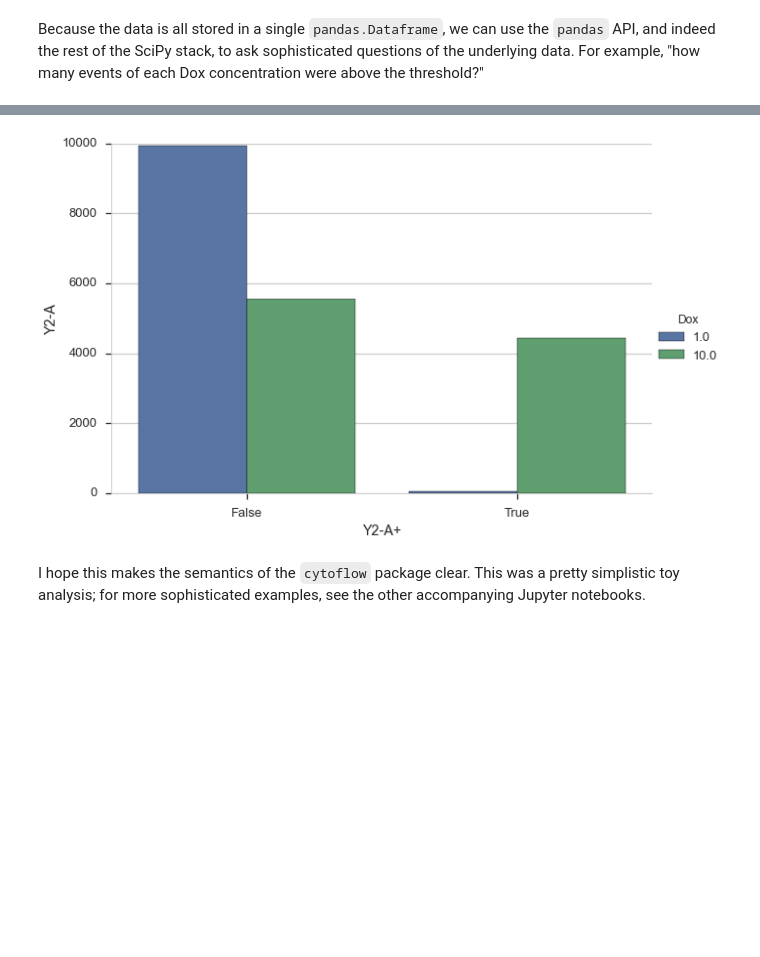
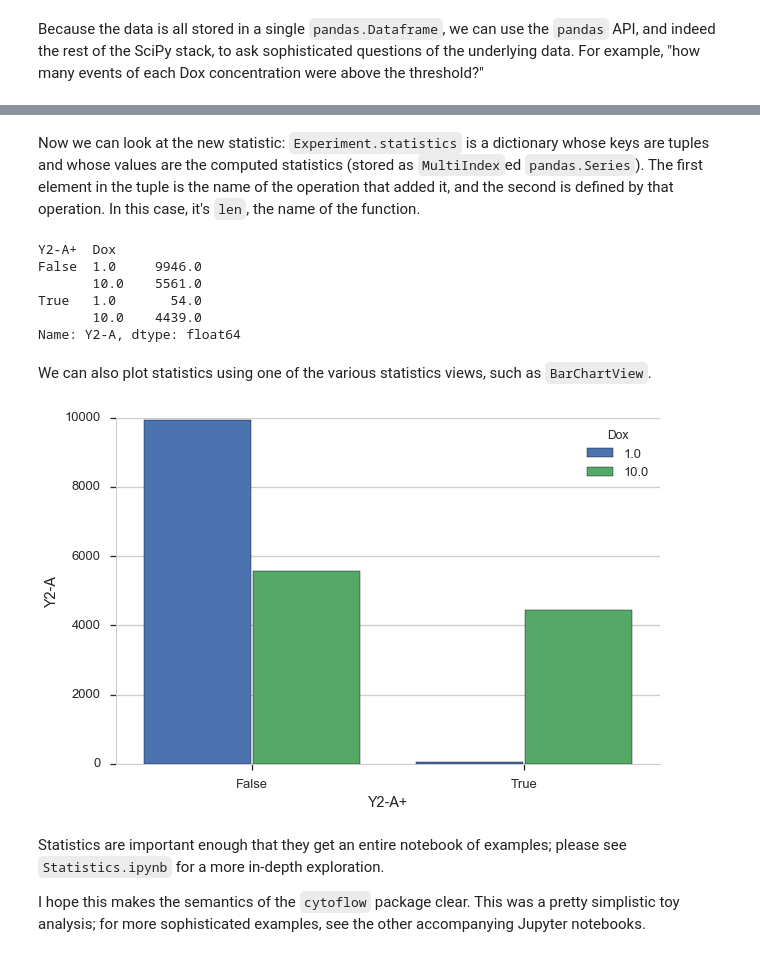
Before and after one commit to cytoflow/cytoflow, a Jupyter notebook: docs/examples-basic/Basic Cytometry.ipynb, the cells around one changed output, grey strips where cells are left out. Saved outputs shown, nothing was run; the diff lists cells and outputs as text; code cells hidden in the pictures; blank space fills up the shorter version.

Commit message:
Update the basic cytometry notebook

```diff
--- a/docs/examples-basic/Basic Cytometry.ipynb
+++ b/docs/examples-basic/Basic Cytometry.ipynb
@@ -151,9 +157,28 @@ dtype: int64
 # %%
-flow.BarChartView(channel = 'Y2-A',
-                  by = 'Y2-A+',
-                  huefacet = 'Dox',
-                  function = len).plot(ex2)
+ex3 = flow.Statistics1DOp(name = "ByDox",
+                          channel = "Y2-A",
+                          by = ['Y2-A+', 'Dox'],
+                          function = len).apply(ex2)
-# %% [output]
-[figure, removed]
+# %% [markdown]
+Now we can look at the new statistic: `Experiment.statistics` is a dictionary whose keys are tuples and whose values are the computed statistics (stored as `MultiIndex`ed `pandas.Series`).  The first element in the tuple is the name of the operation that added it, and the second is defined by that operation.  In this case, it's `len`, the name of the function.
+# %%
+ex3.statistics[("ByDox", "len")]
+# %% [output]
+Y2-A+  Dox
+False  1.0     9946.0
+       10.0    5561.0
+True   1.0       54.0
+       10.0    4439.0
+Name: Y2-A, dtype: float64
+# %% [markdown]
+We can also plot statistics using one of the various statistics views, such as `BarChartView`.
+# %%
+flow.BarChartView(statistic = ("ByDox", "len"),
+                  variable = "Y2-A+",
+                  huefacet = 'Dox').plot(ex3)
+# %% [output]
+[figure, added]
 # %% [markdown]
+Statistics are important enough that they get an entire notebook of examples; please see `Statistics.ipynb` for a more in-depth exploration.
+
 I hope this makes the semantics of the `cytoflow` package clear.  This was a pretty simplistic toy analysis; for more sophisticated examples, see the other accompanying Jupyter notebooks.
```
Also changed, not shown: parts of 9 cells of this notebook.
